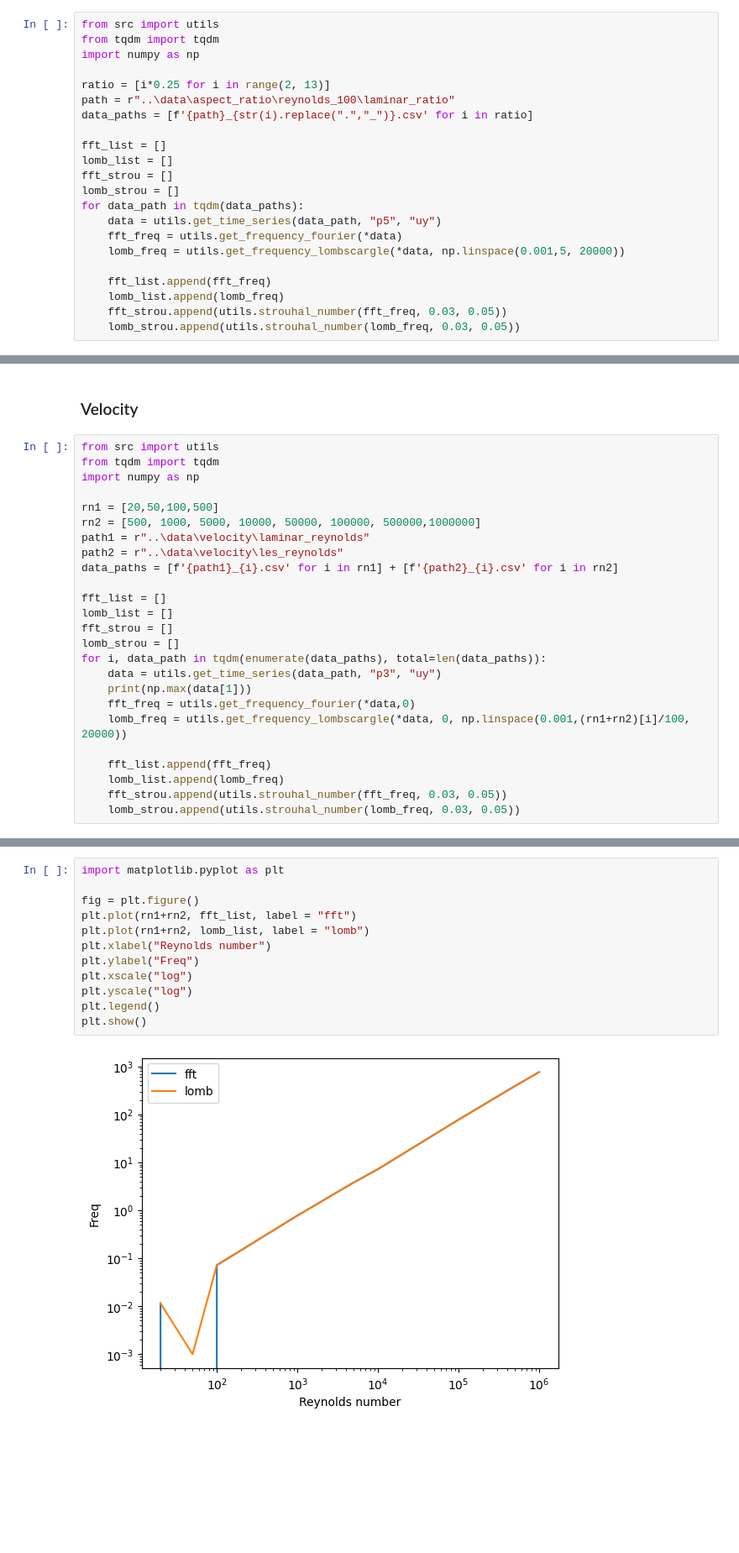
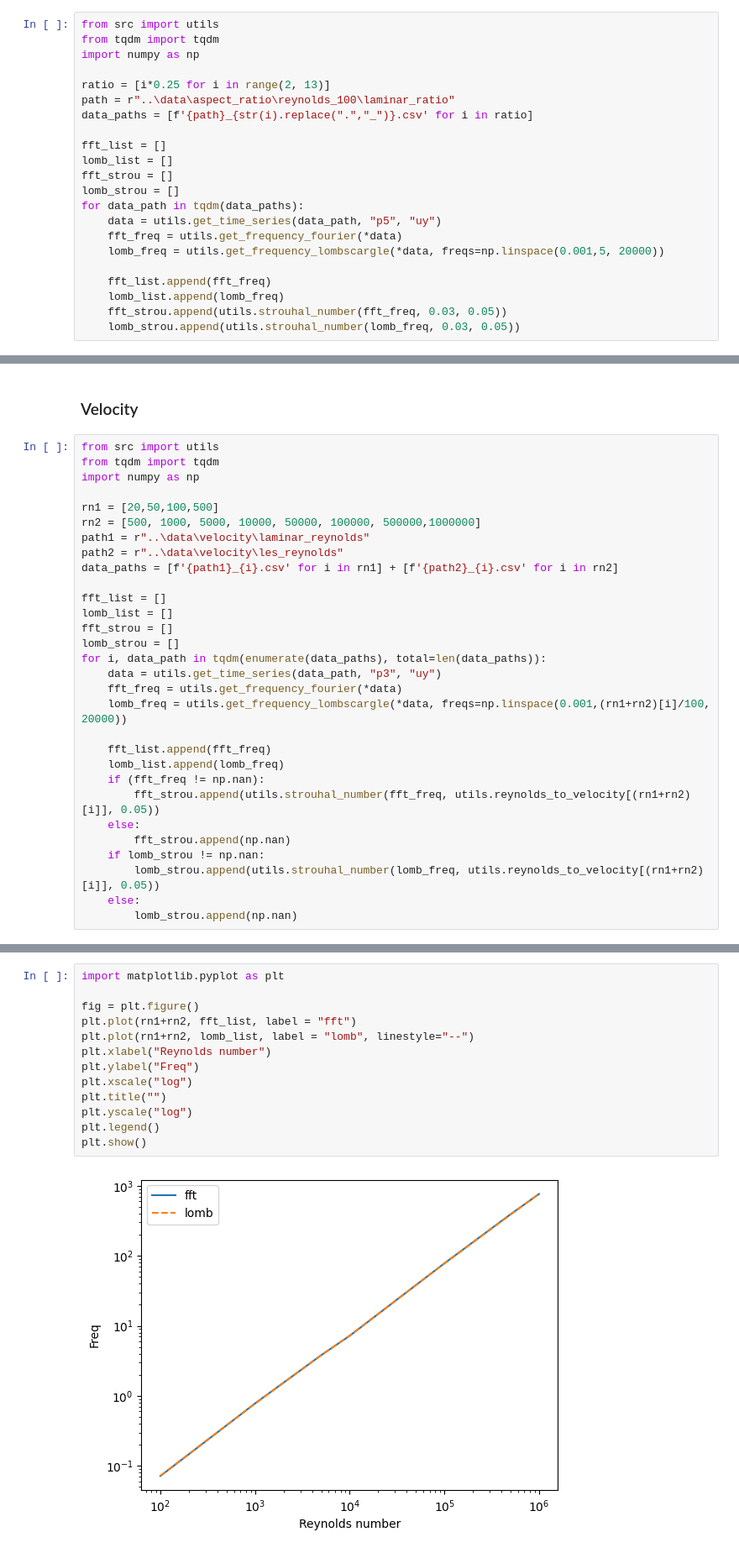
Before and after one commit to Viktor-Szolga/vortex_shedding_data_analysis, a Jupyter notebook: plots/plot.ipynb, the cells around one changed output, grey strips where cells are left out. Shown at 84% size. Drawn from its saved outputs; the diff is of its cells as text; blank space fills up the shorter version.

```diff
--- a/plots/plot.ipynb
+++ b/plots/plot.ipynb
@@ -24,7 +24,7 @@ lomb_strou = []
 for data_path in tqdm(data_paths):
     data = utils.get_time_series(data_path, "p5", "uy")
     fft_freq = utils.get_frequency_fourier(*data)
-    lomb_freq = utils.get_frequency_lombscargle(*data, np.linspace(0.001,5, 20000))
+    lomb_freq = utils.get_frequency_lombscargle(*data, freqs=np.linspace(0.001,5, 20000))
 
     fft_list.append(fft_freq)
     lomb_list.append(lomb_freq)
@@ -71,11 +73,16 @@ fft_strou = []
 lomb_strou = []
 for i, data_path in tqdm(enumerate(data_paths), total=len(data_paths)):
     data = utils.get_time_series(data_path, "p3", "uy")
-    print(np.max(data[1]))
-    fft_freq = utils.get_frequency_fourier(*data,0)
-    lomb_freq = utils.get_frequency_lombscargle(*data, 0, np.linspace(0.001,(rn1+rn2)[i]/100, 20000))
+    fft_freq = utils.get_frequency_fourier(*data)
+    lomb_freq = utils.get_frequency_lombscargle(*data, freqs=np.linspace(0.001,(rn1+rn2)[i]/100, 20000))
 
     fft_list.append(fft_freq)
     lomb_list.append(lomb_freq)
-    fft_strou.append(utils.strouhal_number(fft_freq, 0.03, 0.05))
-    lomb_strou.append(utils.strouhal_number(lomb_freq, 0.03, 0.05))
+    if (fft_freq != np.nan):
+        fft_strou.append(utils.strouhal_number(fft_freq, utils.reynolds_to_velocity[(rn1+rn2)[i]], 0.05))
+    else:
+        fft_strou.append(np.nan)
+    if lomb_strou != np.nan:
+        lomb_strou.append(utils.strouhal_number(lomb_freq, utils.reynolds_to_velocity[(rn1+rn2)[i]], 0.05))
+    else:
+        lomb_strou.append(np.nan)
@@ -95,14 +89,15 @@ for i, data_path in tqdm(enumerate(data_paths), total=len(data_paths)):
 # %%
 import matplotlib.pyplot as plt
 
 fig = plt.figure()
 plt.plot(rn1+rn2, fft_list, label = "fft")
-plt.plot(rn1+rn2, lomb_list, label = "lomb")
+plt.plot(rn1+rn2, lomb_list, label = "lomb", linestyle="--")
 plt.xlabel("Reynolds number")
 plt.ylabel("Freq")
 plt.xscale("log")
+plt.title("")
 plt.yscale("log")
 plt.legend()
 plt.show()
 # %% [output]
-[figure, old version]
+[figure, new version]
```
Also changed, not shown: parts of 4 cells of this notebook, 2 other files.
